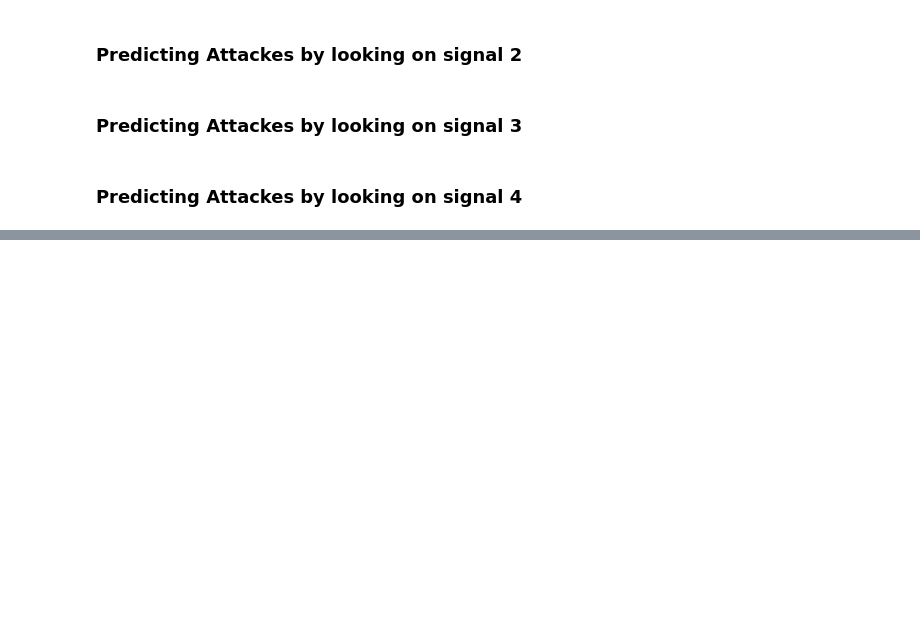
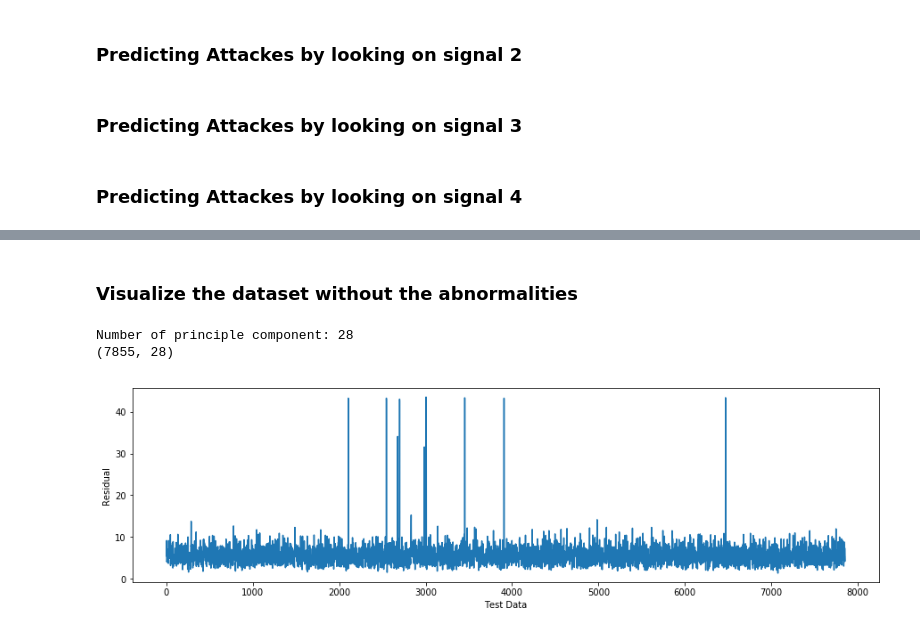
Before and after one commit to achilleasvlogiaris/Cyber-Data-Analytics-assignment-2, a Jupyter notebook: Assignment_2.ipynb, the cells around one changed output, grey strips where cells are left out. Drawn from its saved outputs; the diff is of its cells as text; code cells hidden in the pictures; blank space fills up the shorter version.

```diff
--- a/Assignment_2.ipynb
+++ b/Assignment_2.ipynb
@@ -655,0 +756,23 @@ print("True Negatives:  ", TN)
+# %% [markdown]
+### Visualize the dataset without the abnormalities
+# %%
+
+num = 6
+# num = optimal_components(pca.explained_variance_, 0.99)
+print('Number of principle component:', normal_data.shape[1])
+pca = PCA(n_components=num)
+pca.fit(normal_data_droped)
+residuals_droped = normal_data_droped - pca.inverse_transform(pca.transform(normal_data_droped))
+res_norm_droped = np.sqrt(np.square(residuals_droped).sum(axis=1))
+
+print(residuals_droped.shape)
+# figure, ax = plt.subplots()
+plt.figure(figsize=(15,4))
+plt.xlabel('Test Data')
+plt.ylabel('Residual')
+plt.plot(res_norm_droped.values)
+plt.show()
+# %% [output]
+Number of principle component: 28
+(7855, 28)
+[figure, added]
```
Also changed, not shown: parts of 24 cells of this notebook.
